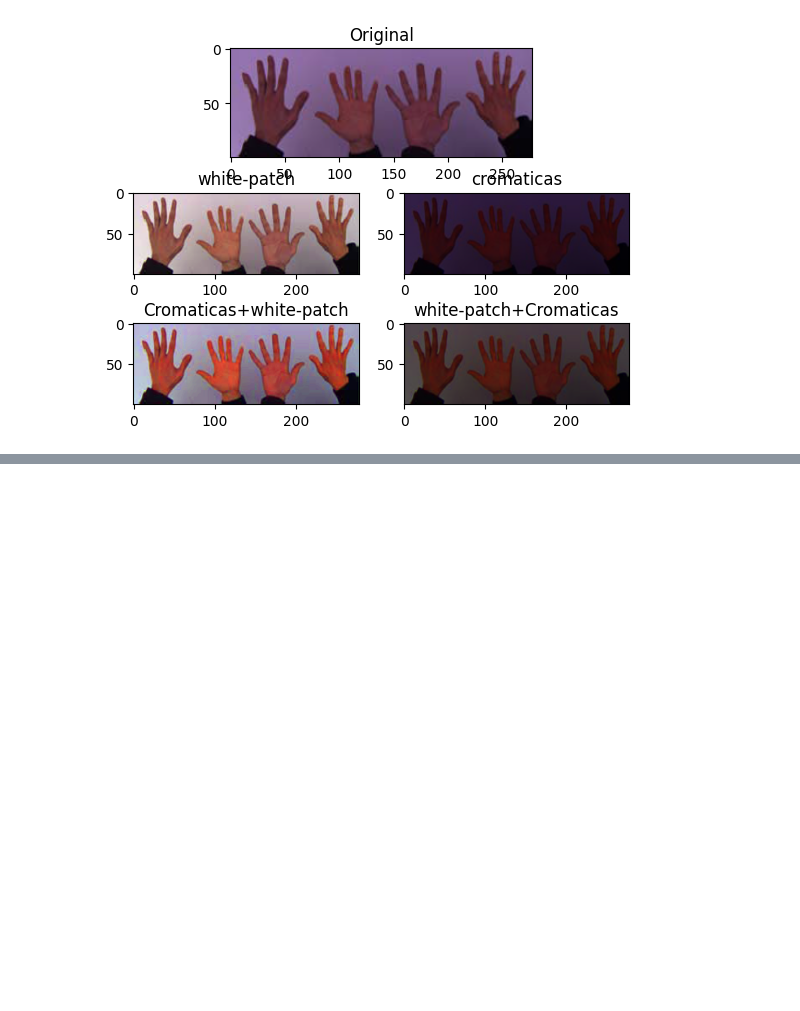
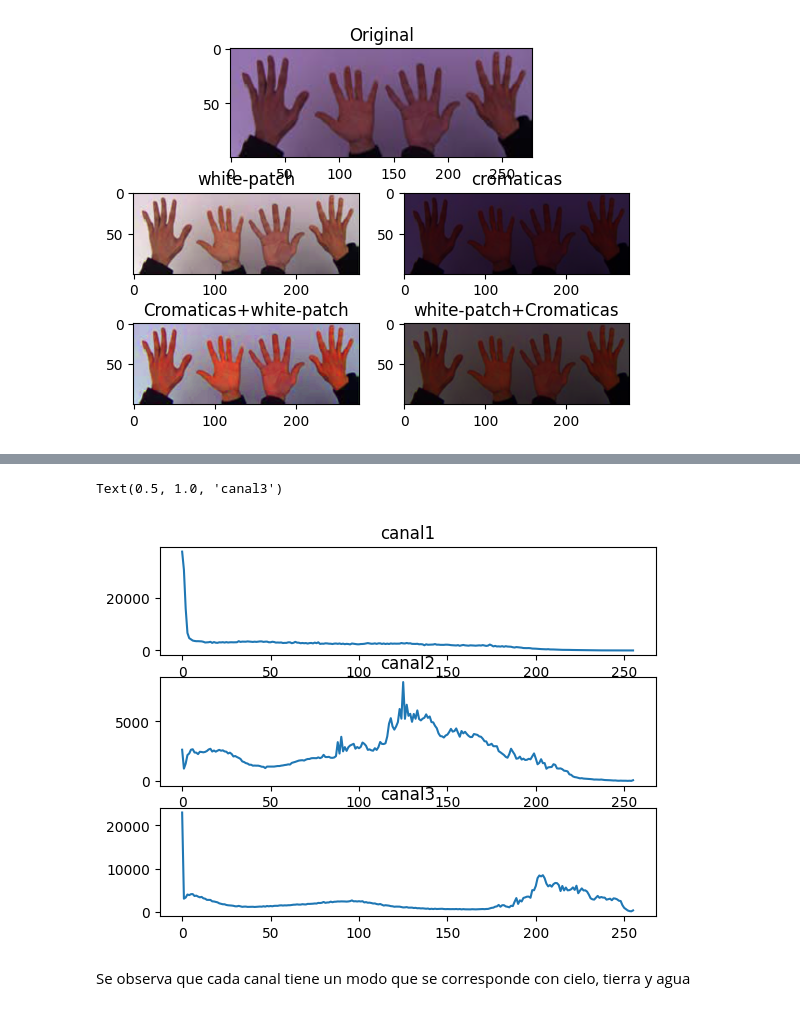
Before and after one commit to juanpsch/vision_computadora_I, a Jupyter notebook: Material_TPs/TP1/TP1.ipynb, the cells around one changed output, grey strips where cells are left out. Cells and saved outputs as stored; diff of their text form; code cells hidden in the pictures; blank space fills up the shorter version.

```diff
--- a/Material_TPs/TP1/TP1.ipynb
+++ b/Material_TPs/TP1/TP1.ipynb
@@ -93,0 +159,20 @@ plotear('white_patch/test_blue.png')
+# %%
+bins = 256
+hist1,bins1 = np.histogram(canal1.ravel(),bins,[0,256])
+hist2,bins2 = np.histogram(canal2.ravel(),bins,[0,256])
+hist3,bins3 = np.histogram(canal3.ravel(),bins,[0,256])
+
+ax1=plt.subplot(311)
+ax1.plot(hist1)
+ax1.set_title('canal1')
+ax1=plt.subplot(312)
+ax1.plot(hist2)
+ax1.set_title('canal2')
+ax1=plt.subplot(313)
+ax1.plot(hist3)
+ax1.set_title('canal3')
+# %% [output]
+Text(0.5, 1.0, 'canal3')
+[figure, added]
+# %% [markdown]
+Se observa que cada canal tiene un modo que se corresponde con cielo, tierra y agua
```
Also changed, not shown: parts of 15 cells of this notebook.
